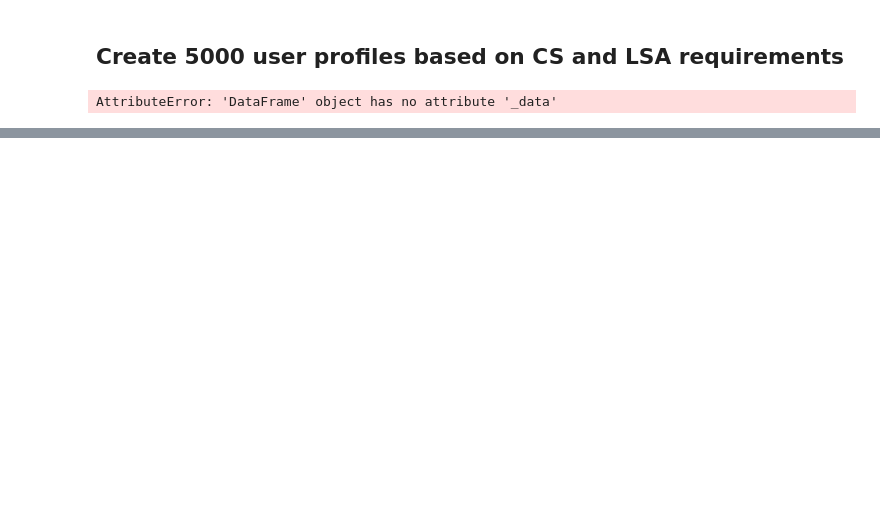
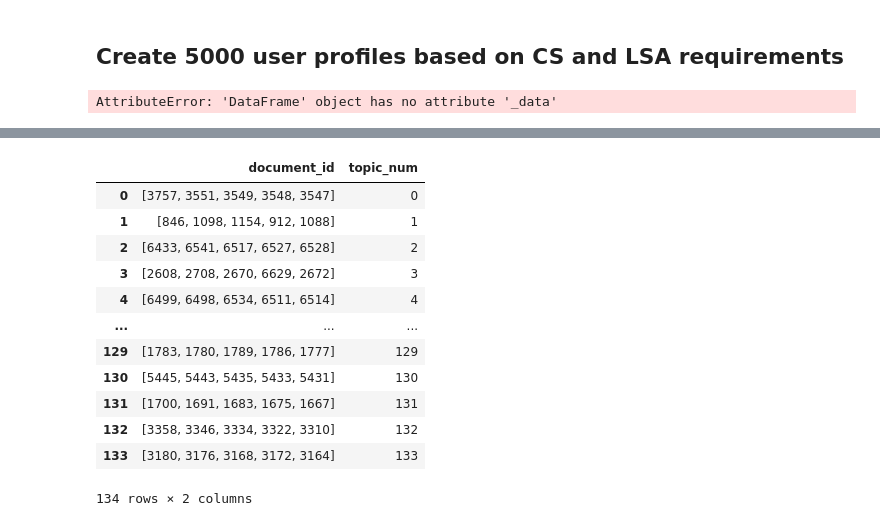
Before and after one commit to yessie-kim/classeek, a Jupyter notebook: User profiles/user_profile.ipynb, the cells around one changed output, grey strips where cells are left out. Cells and saved outputs as stored; diff of their text form; code cells hidden in the pictures; blank space fills up the shorter version.

```diff
--- a/User profiles/user_profile.ipynb
+++ b/User profiles/user_profile.ipynb
@@ -74,7 +92,7 @@ model.get_num_topics()
 # %%
 topic_sizes, topic_nums = model.get_topic_sizes()
 # %%
-topic_words, word_scores, topic_nums = model.get_topics(722)
+topic_words, word_scores, topic_nums = model.get_topics(134)
 # %%
 topic_words[0]
 # %% [output]
@@ -92,0 +109,28 @@ df['course_group'] = df['Course Title'] + df['Subject']
+# %%
+documents, document_scores, document_ids = model.search_documents_by_topic(topic_num=0, num_docs=1)
+# %%
+document_ids_list = []
+topic_list = []
+
+for topic_num in topic_nums:
+    documents, document_scores, document_ids = model.search_documents_by_topic(topic_num=topic_num, num_docs=5)
+    document_ids_list.append(document_ids)
+    topic_list.append(topic_num)
+# %%
+topic_df = pd.DataFrame(zip(document_ids_list, topic_list), columns=['document_id', 'topic_num'])
+# %%
+topic_df
+# %% [output]
+|  | document_id | topic_num |
+| 0 | [3757, 3551, 3549, 3548, 3547] | 0 |
+| 1 | [846, 1098, 1154, 912, 1088] | 1 |
+| 2 | [6433, 6541, 6517, 6527, 6528] | 2 |
+| 3 | [2608, 2708, 2670, 6629, 2672] | 3 |
+| 4 | [6499, 6498, 6534, 6511, 6514] | 4 |
+| ... | ... | ... |
+| 129 | [1783, 1780, 1789, 1786, 1777] | 129 |
+| 130 | [5445, 5443, 5435, 5433, 5431] | 130 |
+| 131 | [1700, 1691, 1683, 1675, 1667] | 131 |
+| 132 | [3358, 3346, 3334, 3322, 3310] | 132 |
+| 133 | [3180, 3176, 3168, 3172, 3164] | 133 |
+134 rows × 2 columns
```
Also changed, not shown: parts of 17 cells of this notebook.
